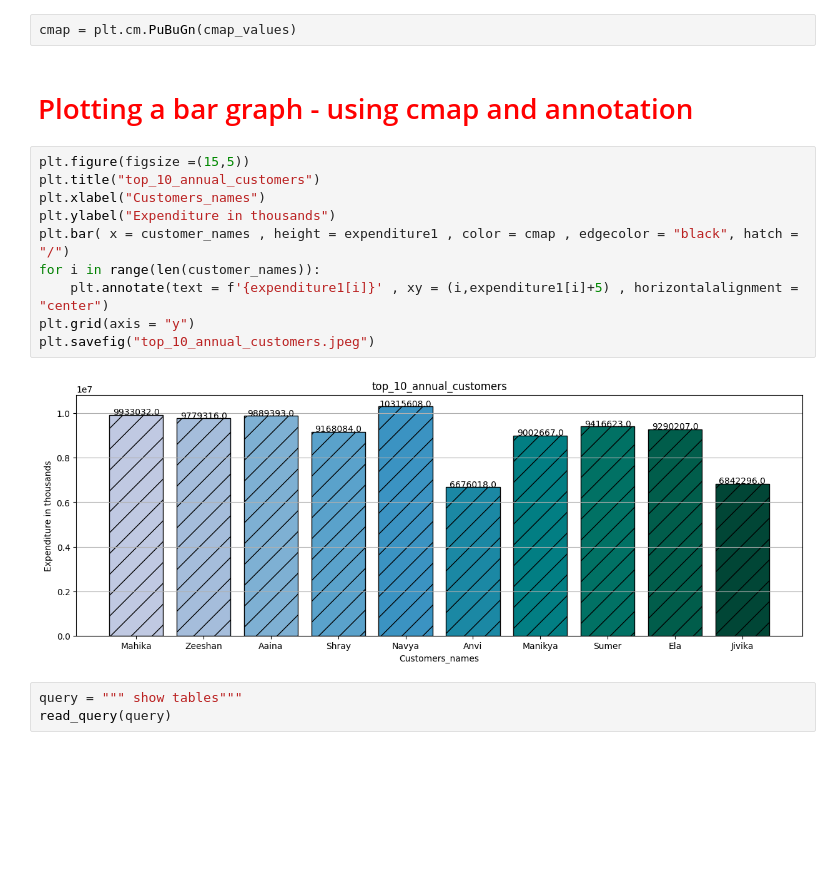
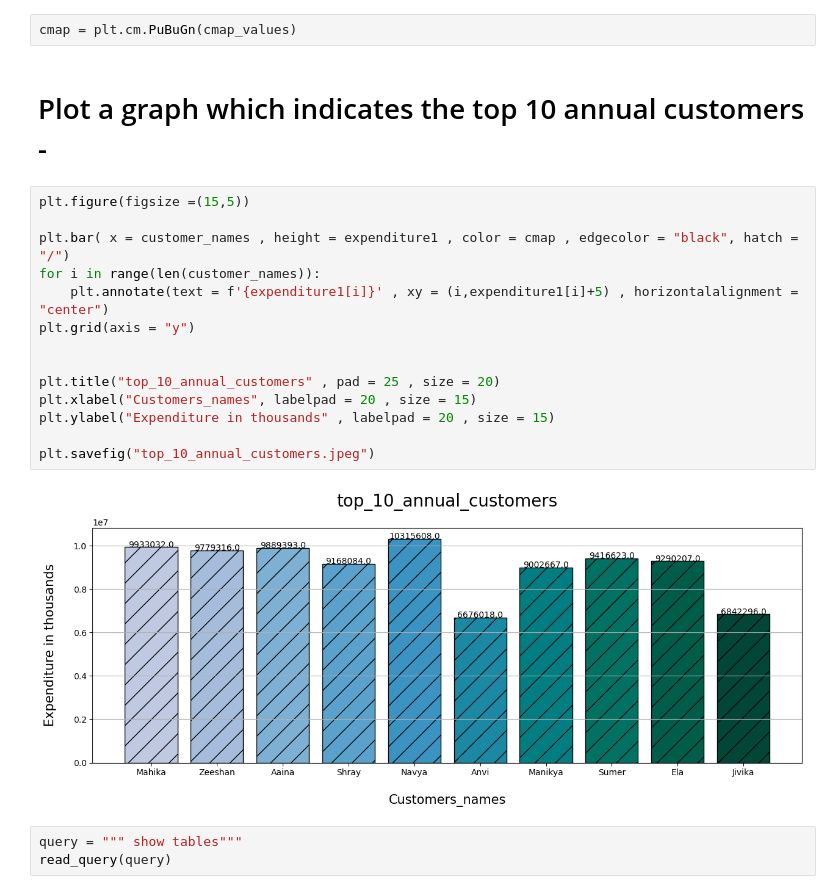
Before and after one commit to Anikaitmalik/Swift_market_data_analysis, a Jupyter notebook: swiftmarket.ipynb, the cells around one changed output. Cells and saved outputs as stored; diff of their text form; blank space fills up the shorter version.

```diff
--- a/swiftmarket.ipynb
+++ b/swiftmarket.ipynb
@@ -104,20 +104,24 @@ customer_names =top_10_annual_customers["firstname"].values
 cmap_values = np.linspace(0.3,1,10)
 # %%
 cmap = plt.cm.PuBuGn(cmap_values)
-# %% [markdown]
-<h1 style="color : red">Plotting a bar graph - using cmap and annotation
+# %% [markdown]
+<h1 style = "color : Black">Plot a graph which indicates the top 10 annual customers -
 # %%
 plt.figure(figsize =(15,5))
-plt.title("top_10_annual_customers")
-plt.xlabel("Customers_names")
-plt.ylabel("Expenditure in thousands")
+
 plt.bar( x = customer_names , height = expenditure1 , color = cmap , edgecolor = "black", hatch = "/")
 for i in range(len(customer_names)):
     plt.annotate(text = f'{expenditure1[i]}' , xy = (i,expenditure1[i]+5) , horizontalalignment = "center")
 plt.grid(axis = "y")
+
+
+plt.title("top_10_annual_customers" , pad = 25 , size = 20)
+plt.xlabel("Customers_names", labelpad = 20 , size = 15)
+plt.ylabel("Expenditure in thousands" , labelpad = 20 , size = 15)
+
 plt.savefig("top_10_annual_customers.jpeg")
 # %% [output]
-[figure, old version]
+[figure, new version]
 # %%
 query = """ show tables"""
 read_query(query)
```
Also changed, not shown: parts of 23 cells of this notebook.
